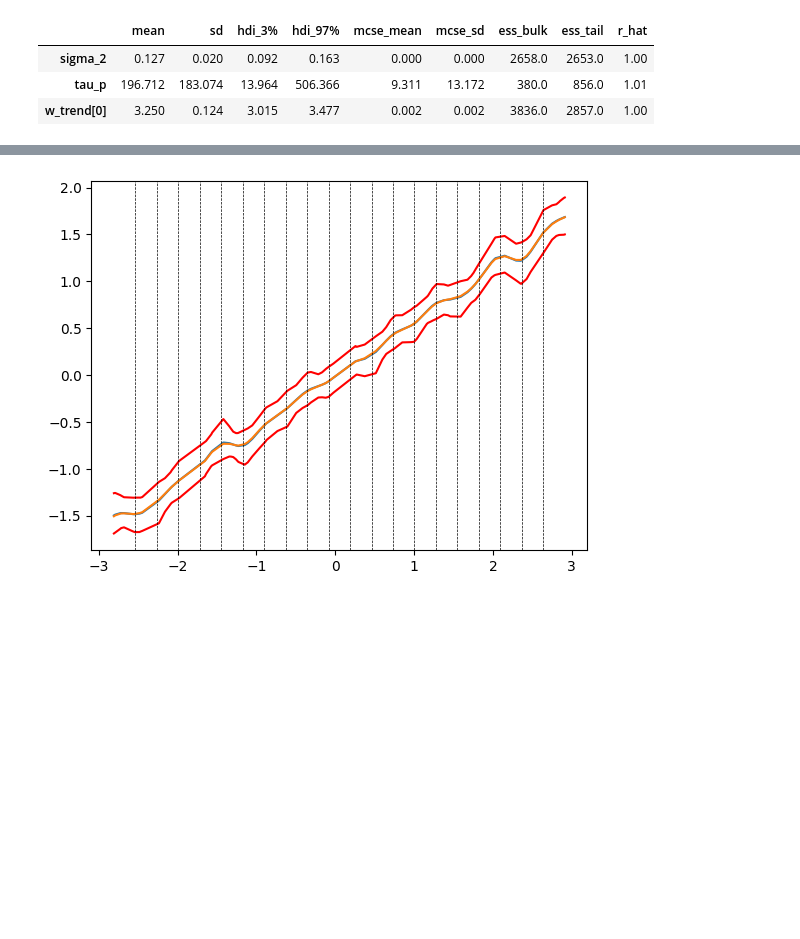
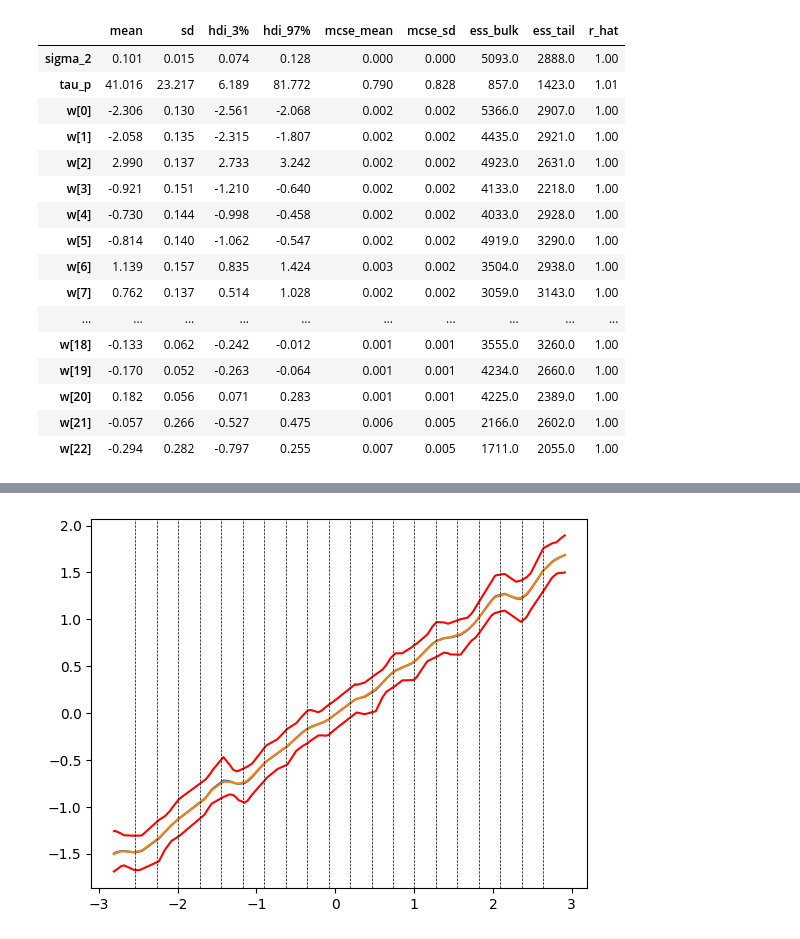
Before and after one commit to lr1021/p-splines, a Jupyter notebook: Bayesian-P-Splines-models.ipynb, the cells around one changed output, grey strips where cells are left out. Drawn from its saved outputs; the diff is of its cells as text; code cells hidden in the pictures; blank space fills up the shorter version.

```diff
--- a/Bayesian-P-Splines-models.ipynb
+++ b/Bayesian-P-Splines-models.ipynb
@@ -233,0 +413,2 @@ The effective sample size per chain is smaller than 100 for some parameters.  A
+# %%
+idata = az.from_netcdf("idata/idata_f3_0.33_svd_True_0.nc")
@@ -233,0 +425,23 @@ The effective sample size per chain is smaller than 100 for some parameters.  A
+# %%
+model_dict = {}
+idata_dict = {}
+model_keys = []
+for f, sigma in [('f3', 0.33)]:
+    for replication in [0, 1]:#, 2, 3, 4, 5, 6, 7, 8, 9, 10, 11, 12, 13, 14, 15, 16, 17, 18, 19]:
+        for implementation in ['standard', 'centring+dropping', 'conditioning', 'spectral', 'svd']:
+            if implementation=='spectral':
+                model_keys.append((f, sigma, implementation, True, replication))
+            else:
+                for penalised in [True, False]:
+                    model_keys.append((f, sigma, implementation, penalised, replication))
+# %%
+a = 1
+b = 0.0005
+n_internal_knots = 20
+spline_degree = 3
+order = 2
+
+n_tune = 2000
+n_draws = 2000
+n_chains = 4
+n_cores = 4
@@ -237,10 +507,37 @@ w_post = idata.posterior["w"]
 w_centered = w_post - w_post.mean(dim="w_dim_0")  # adjust dim name if needed
 
 idata.posterior["w_centered"] = w_centered
+# %%
+w_post = idata.posterior["w"]
+
+
+Vp_da = xr.DataArray(
+    Vp,
+    dims=("new_dim", "w_dim")
+)
+
+idata.posterior["Vpw"] = xr.dot(
+    Vp_da,
+    w_post,
+    dims="w_dim"
+)
 # %%
-az.summary(idata, var_names=['sigma_2','tau_p','w_trend'])
+az.summary(idata, var_names=['sigma_2','tau_p','w'])
 # %% [output]
 |  | mean | sd | hdi_3% | hdi_97% | mcse_mean | mcse_sd | ess_bulk | ess_tail | r_hat |
-| sigma_2 | 0.127 | 0.020 | 0.092 | 0.163 | 0.000 | 0.000 | 2658.0 | 2653.0 | 1.00 |
-| tau_p | 196.712 | 183.074 | 13.964 | 506.366 | 9.311 | 13.172 | 380.0 | 856.0 | 1.01 |
-| w_trend[0] | 3.250 | 0.124 | 3.015 | 3.477 | 0.002 | 0.002 | 3836.0 | 2857.0 | 1.00 |
+| sigma_2 | 0.101 | 0.015 | 0.074 | 0.128 | 0.000 | 0.000 | 5093.0 | 2888.0 | 1.00 |
+| tau_p | 41.016 | 23.217 | 6.189 | 81.772 | 0.790 | 0.828 | 857.0 | 1423.0 | 1.01 |
+| w[0] | -2.306 | 0.130 | -2.561 | -2.068 | 0.002 | 0.002 | 5366.0 | 2907.0 | 1.00 |
+| w[1] | -2.058 | 0.135 | -2.315 | -1.807 | 0.002 | 0.002 | 4435.0 | 2921.0 | 1.00 |
+| w[2] | 2.990 | 0.137 | 2.733 | 3.242 | 0.002 | 0.002 | 4923.0 | 2631.0 | 1.00 |
+| w[3] | -0.921 | 0.151 | -1.210 | -0.640 | 0.002 | 0.002 | 4133.0 | 2218.0 | 1.00 |
+| w[4] | -0.730 | 0.144 | -0.998 | -0.458 | 0.002 | 0.002 | 4033.0 | 2928.0 | 1.00 |
+| w[5] | -0.814 | 0.140 | -1.062 | -0.547 | 0.002 | 0.002 | 4919.0 | 3290.0 | 1.00 |
+| w[6] | 1.139 | 0.157 | 0.835 | 1.424 | 0.003 | 0.002 | 3504.0 | 2938.0 | 1.00 |
+| w[7] | 0.762 | 0.137 | 0.514 | 1.028 | 0.002 | 0.002 | 3059.0 | 3143.0 | 1.00 |
+| ... | ... | ... | ... | ... | ... | ... | ... | ... | ... |
+| w[18] | -0.133 | 0.062 | -0.242 | -0.012 | 0.001 | 0.001 | 3555.0 | 3260.0 | 1.00 |
+| w[19] | -0.170 | 0.052 | -0.263 | -0.064 | 0.001 | 0.001 | 4234.0 | 2660.0 | 1.00 |
+| w[20] | 0.182 | 0.056 | 0.071 | 0.283 | 0.001 | 0.001 | 4225.0 | 2389.0 | 1.00 |
+| w[21] | -0.057 | 0.266 | -0.527 | 0.475 | 0.006 | 0.005 | 2166.0 | 2602.0 | 1.00 |
+| w[22] | -0.294 | 0.282 | -0.797 | 0.255 | 0.007 | 0.005 | 1711.0 | 2055.0 | 1.00 |
```
Also changed, not shown: parts of 20 cells of this notebook, 7 other files.
